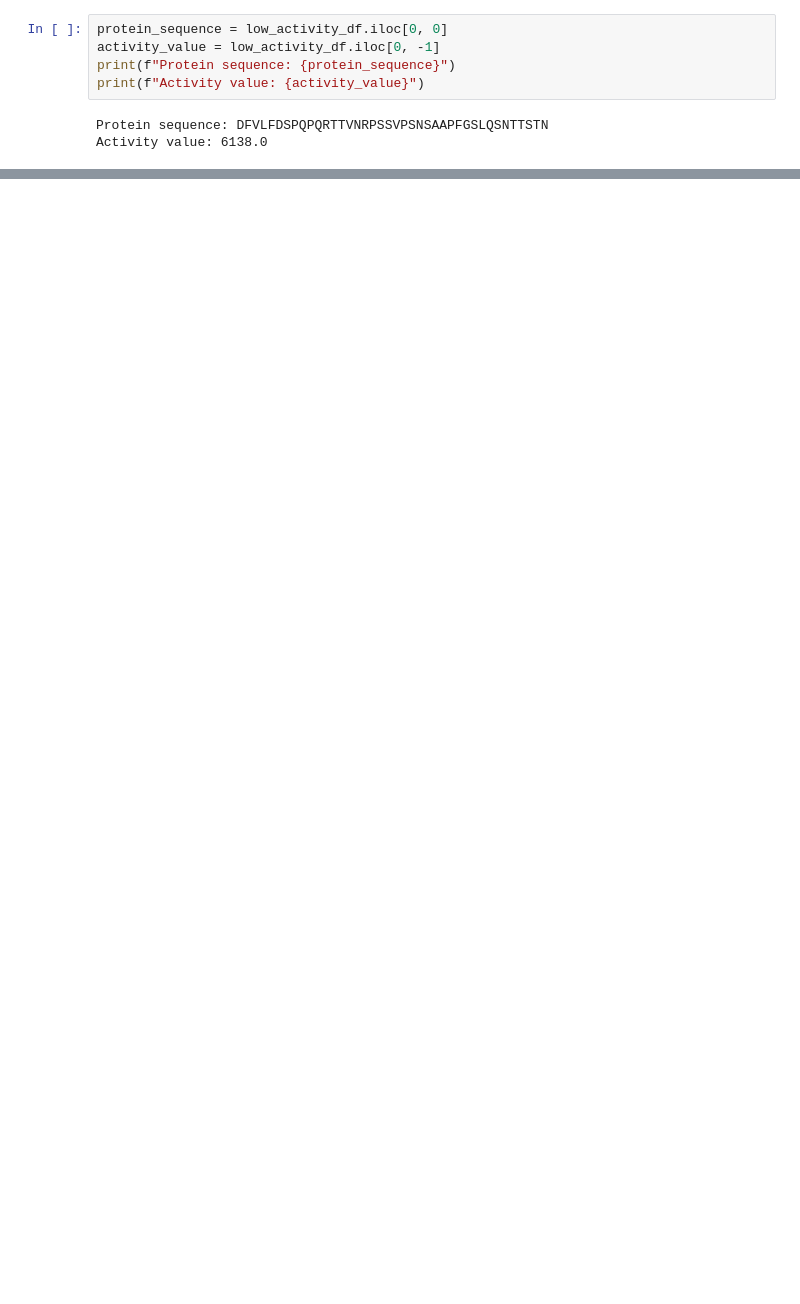
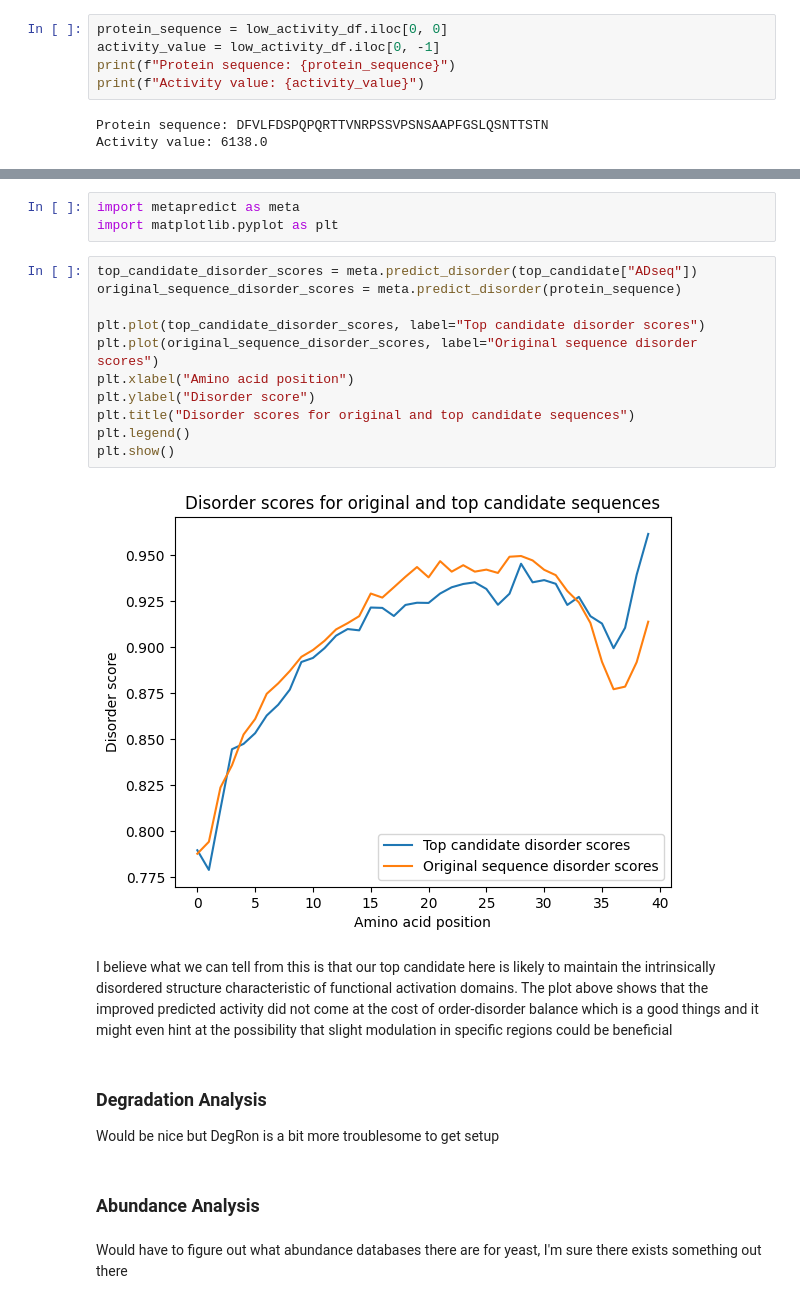
Before and after one commit to Qamil-Mirza/compbio146-berkeley, a Jupyter notebook: ds4bio-sp25/final-group/mutator.ipynb, the cells around one changed output, grey strips where cells are left out. Saved outputs shown, nothing was run; the diff lists cells and outputs as text; blank space fills up the shorter version.

```diff
--- a/ds4bio-sp25/final-group/mutator.ipynb
+++ b/ds4bio-sp25/final-group/mutator.ipynb
@@ -335,0 +361,25 @@ Predicted activity: 127012.2166045
+# %%
+import metapredict as meta
+import matplotlib.pyplot as plt
+# %%
+top_candidate_disorder_scores = meta.predict_disorder(top_candidate["ADseq"])
+original_sequence_disorder_scores = meta.predict_disorder(protein_sequence)
+
+plt.plot(top_candidate_disorder_scores, label="Top candidate disorder scores")
+plt.plot(original_sequence_disorder_scores, label="Original sequence disorder scores")
+plt.xlabel("Amino acid position")
+plt.ylabel("Disorder score")
+plt.title("Disorder scores for original and top candidate sequences")
+plt.legend()
+plt.show()
+# %% [output]
+[figure, added]
+# %% [markdown]
+I believe what we can tell from this is that our top candidate here is likely to maintain the intrinsically disordered structure characteristic of functional activation domains. The plot above shows that the improved predicted activity did not come at the cost of order-disorder balance which is a good things and it might even hint at the possibility that slight modulation in specific regions could be beneficial
+# %% [markdown]
+### Degradation Analysis
+Would be nice but DegRon is a bit more troublesome to get setup
+# %% [markdown]
+### Abundance Analysis
+# %% [markdown]
+Would have to figure out what abundance databases there are for yeast, I'm sure there exists something out there
```
Also changed, not shown: parts of 19 cells of this notebook, 1 other file.
